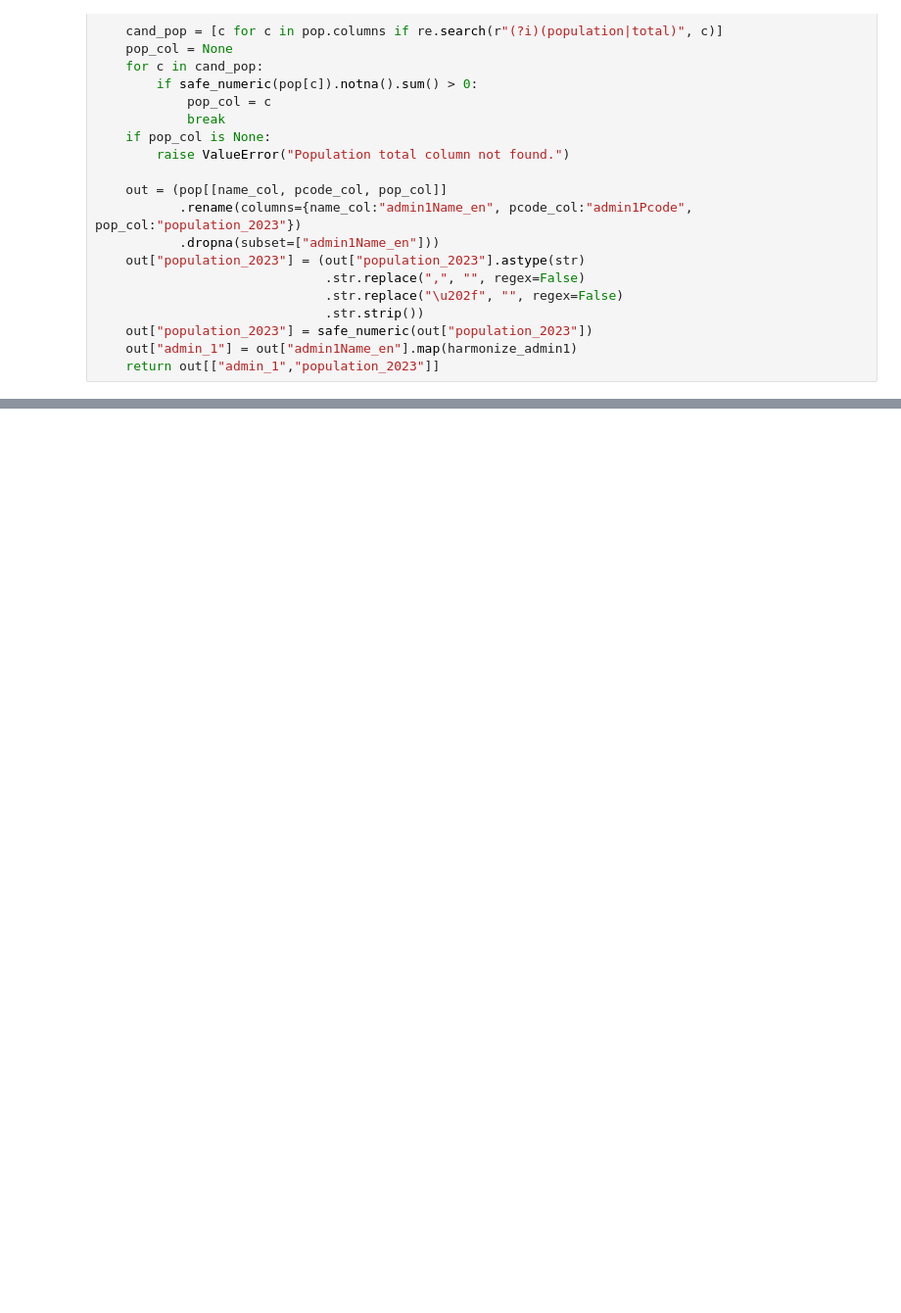
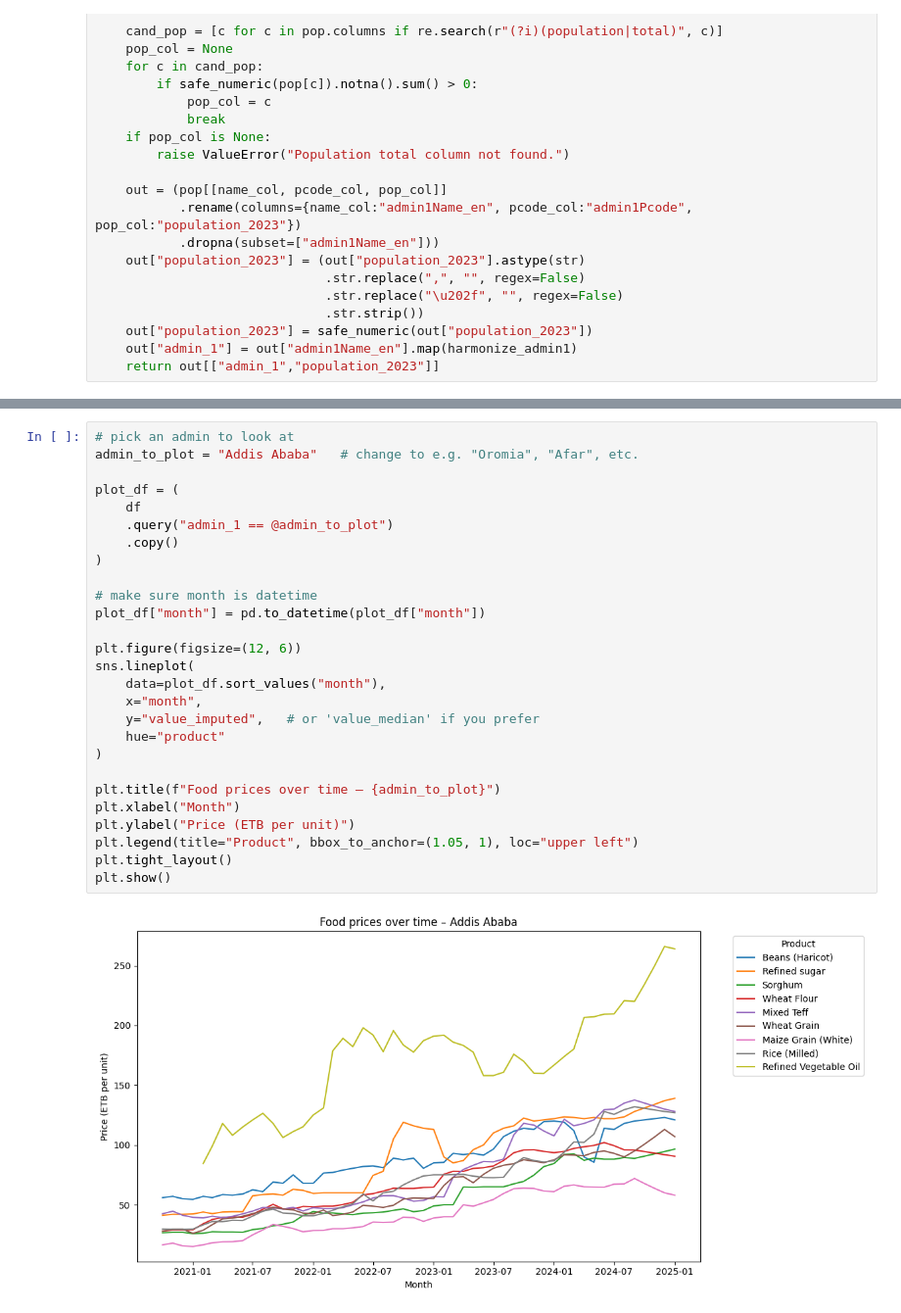
Before and after one commit to nataschaminnitt/food_security, a Jupyter notebook: etl/pipeline.ipynb, the cells around one changed output, grey strips where cells are left out. Shown at 98% size. Cells and saved outputs as stored; diff of their text form; blank space fills up the shorter version.

```diff
--- a/etl/pipeline.ipynb
+++ b/etl/pipeline.ipynb
@@ -832,0 +1418,29 @@ OSError: Cannot save file into a non-existent directory: 'data/processed'
+# %%
+# pick an admin to look at
+admin_to_plot = "Addis Ababa"   # change to e.g. "Oromia", "Afar", etc.
+
+plot_df = (
+    df
+    .query("admin_1 == @admin_to_plot")
+    .copy()
+)
+
+# make sure month is datetime
+plot_df["month"] = pd.to_datetime(plot_df["month"])
+
+plt.figure(figsize=(12, 6))
+sns.lineplot(
+    data=plot_df.sort_values("month"),
+    x="month",
+    y="value_imputed",   # or 'value_median' if you prefer
+    hue="product"
+)
+
+plt.title(f"Food prices over time – {admin_to_plot}")
+plt.xlabel("Month")
+plt.ylabel("Price (ETB per unit)")
+plt.legend(title="Product", bbox_to_anchor=(1.05, 1), loc="upper left")
+plt.tight_layout()
+plt.show()
+# %% [output]
+[figure, added]
```
Also changed, not shown: parts of 30 cells of this notebook, 10 other files.
